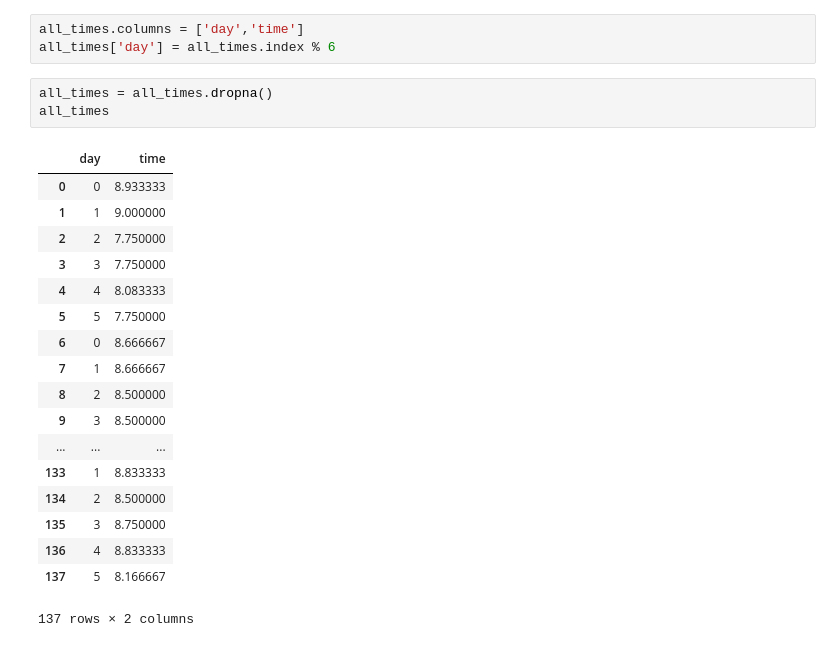
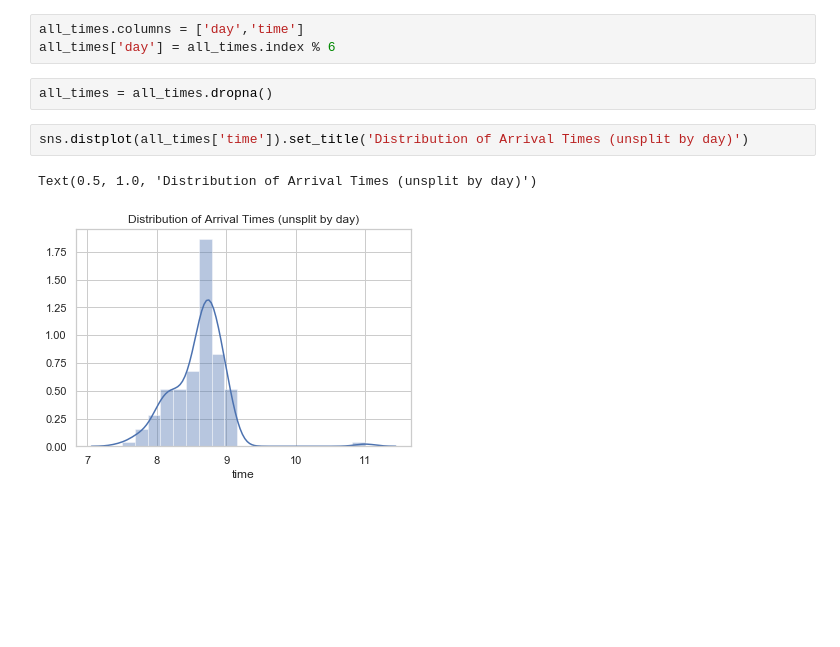
Before and after one commit to UpwardTrajectory/ds-challenge-05_seattle-ds-career-040119, a Jupyter notebook: attendance.ipynb, the cells around one changed output. Drawn from its saved outputs; the diff is of its cells as text; blank space fills up the shorter version.

```diff
--- a/attendance.ipynb
+++ b/attendance.ipynb
@@ -35,23 +35,8 @@ all_times.columns = ['day','time']
 all_times['day'] = all_times.index % 6
 # %%
 all_times = all_times.dropna()
-all_times
-# %% [output]
-|  | day | time |
-| 0 | 0 | 8.933333 |
-| 1 | 1 | 9.000000 |
-| 2 | 2 | 7.750000 |
-| 3 | 3 | 7.750000 |
-| 4 | 4 | 8.083333 |
-| 5 | 5 | 7.750000 |
-| 6 | 0 | 8.666667 |
-| 7 | 1 | 8.666667 |
-| 8 | 2 | 8.500000 |
-| 9 | 3 | 8.500000 |
-| ... | ... | ... |
-| 133 | 1 | 8.833333 |
-| 134 | 2 | 8.500000 |
-| 135 | 3 | 8.750000 |
-| 136 | 4 | 8.833333 |
-| 137 | 5 | 8.166667 |
-137 rows × 2 columns
+# %%
+sns.distplot(all_times['time']).set_title('Distribution of Arrival Times (unsplit by day)')
+# %% [output]
+Text(0.5, 1.0, 'Distribution of Arrival Times (unsplit by day)')
+[figure, added]
```
Also changed, not shown: parts of 3 cells of this notebook.
